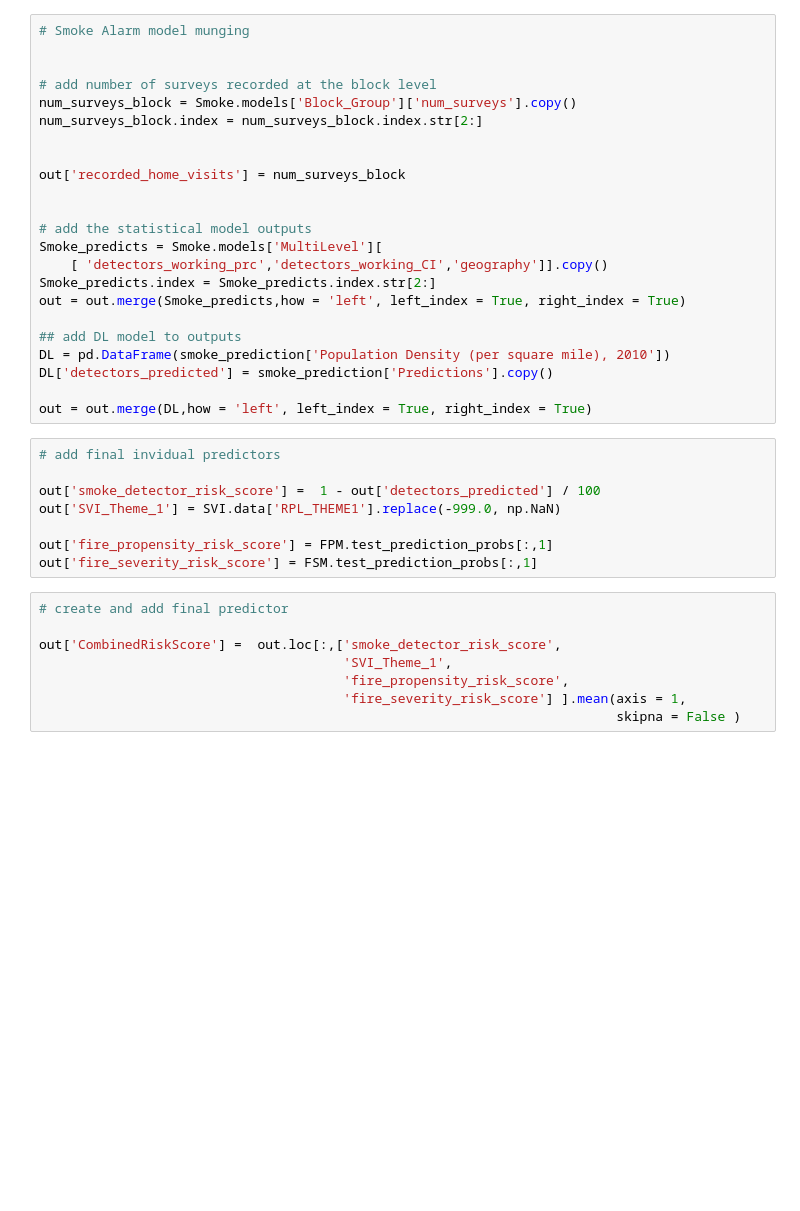
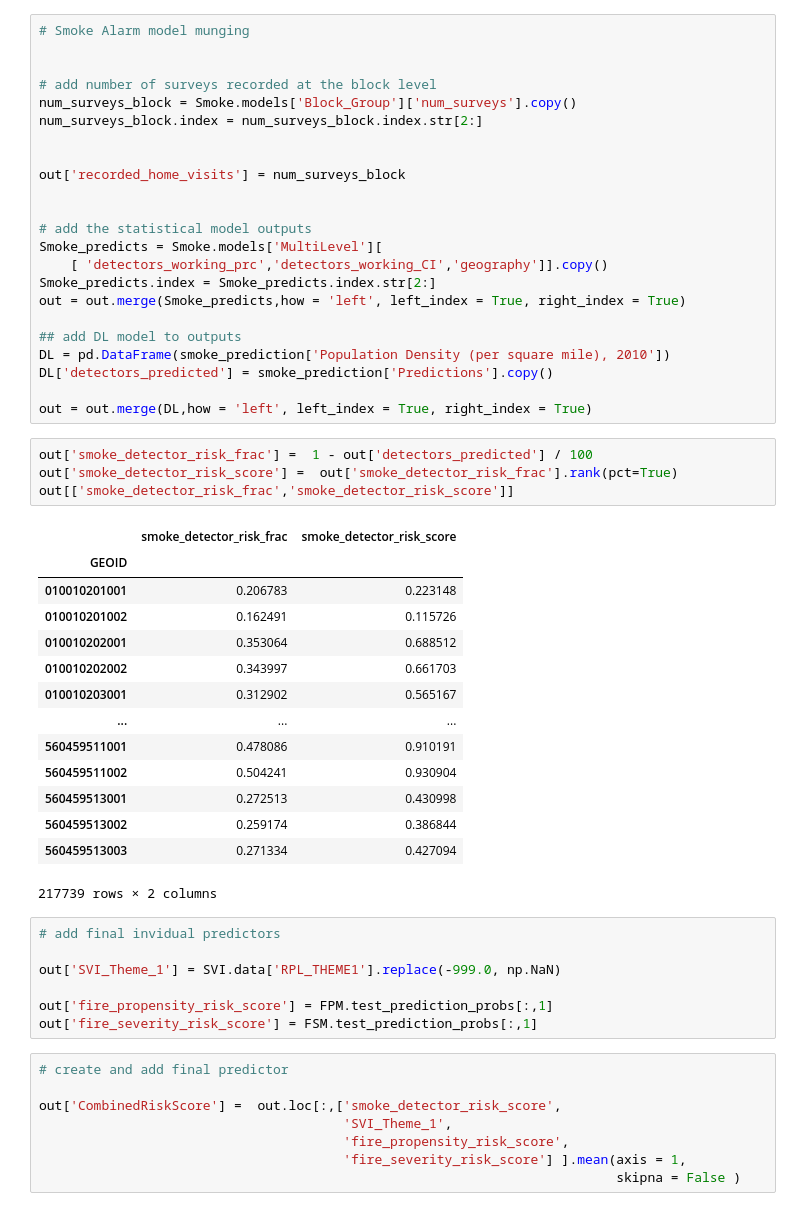
Before and after one commit to DataKind-DC/rcp2, a Jupyter notebook: testScript.ipynb, the cells around one changed output. Drawn from its saved outputs; the diff is of its cells as text; blank space fills up the shorter version.

```diff
--- a/testScript.ipynb
+++ b/testScript.ipynb
@@ -146,10 +165,28 @@ DL = pd.DataFrame(smoke_prediction['Population Density (per square mile), 2010']
 DL['detectors_predicted'] = smoke_prediction['Predictions'].copy()
 
 out = out.merge(DL,how = 'left', left_index = True, right_index = True)
+# %%
+out['smoke_detector_risk_frac'] =  1 - out['detectors_predicted'] / 100
+out['smoke_detector_risk_score'] =  out['smoke_detector_risk_frac'].rank(pct=True)
+out[['smoke_detector_risk_frac','smoke_detector_risk_score']]
+# %% [output]
+|  | smoke_detector_risk_frac | smoke_detector_risk_score |
+| GEOID |  |  |
+| 010010201001 | 0.206783 | 0.223148 |
+| 010010201002 | 0.162491 | 0.115726 |
+| 010010202001 | 0.353064 | 0.688512 |
+| 010010202002 | 0.343997 | 0.661703 |
+| 010010203001 | 0.312902 | 0.565167 |
+| ... | ... | ... |
+| 560459511001 | 0.478086 | 0.910191 |
+| 560459511002 | 0.504241 | 0.930904 |
+| 560459513001 | 0.272513 | 0.430998 |
+| 560459513002 | 0.259174 | 0.386844 |
+| 560459513003 | 0.271334 | 0.427094 |
+217739 rows × 2 columns
 # %%
 # add final invidual predictors
 
-out['smoke_detector_risk_score'] =  1 - out['detectors_predicted'] / 100
 out['SVI_Theme_1'] = SVI.data['RPL_THEME1'].replace(-999.0, np.NaN)
 
 out['fire_propensity_risk_score'] = FPM.test_prediction_probs[:,1]
```
Also changed, not shown: parts of 10 cells of this notebook, 9 other files.
